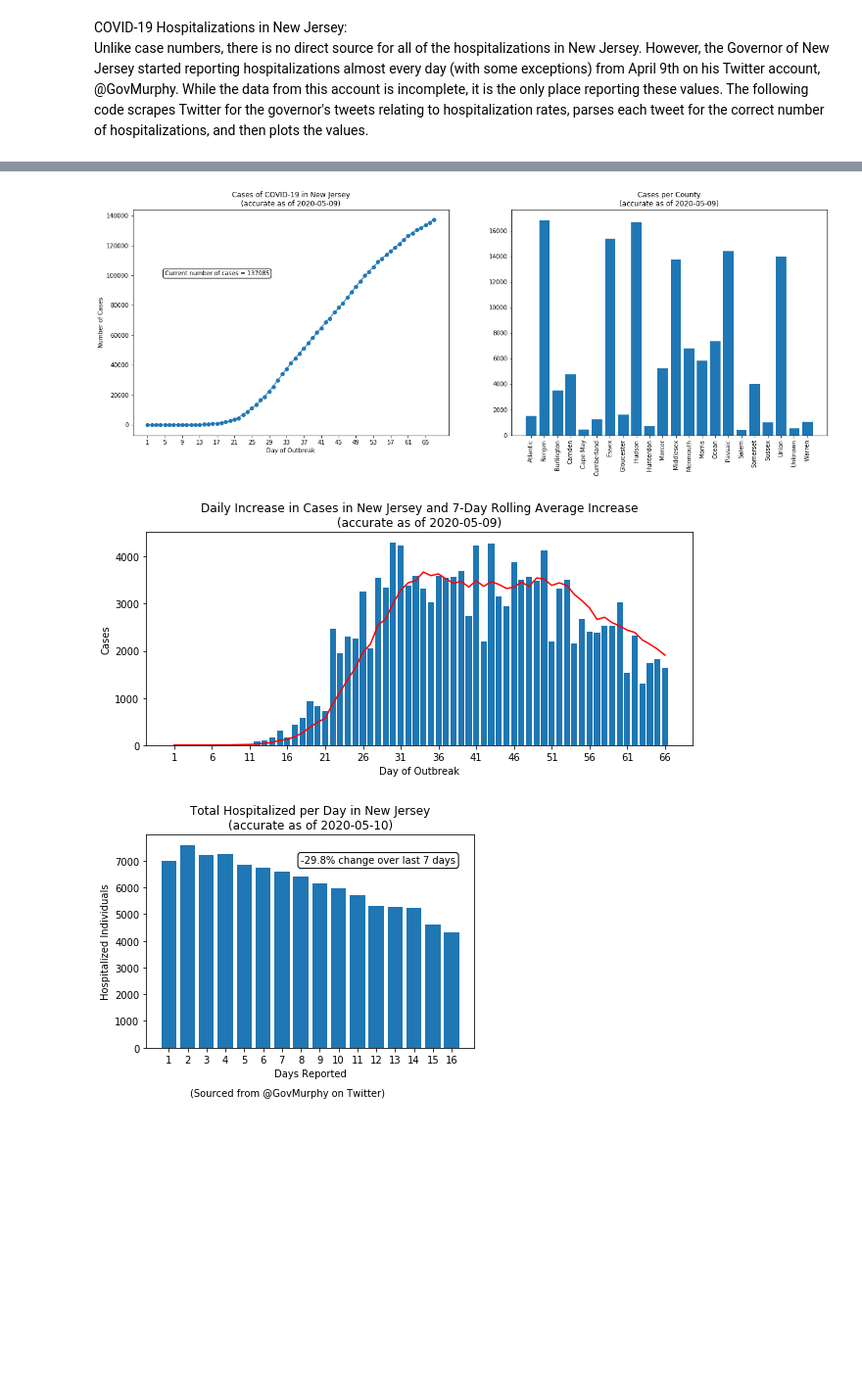
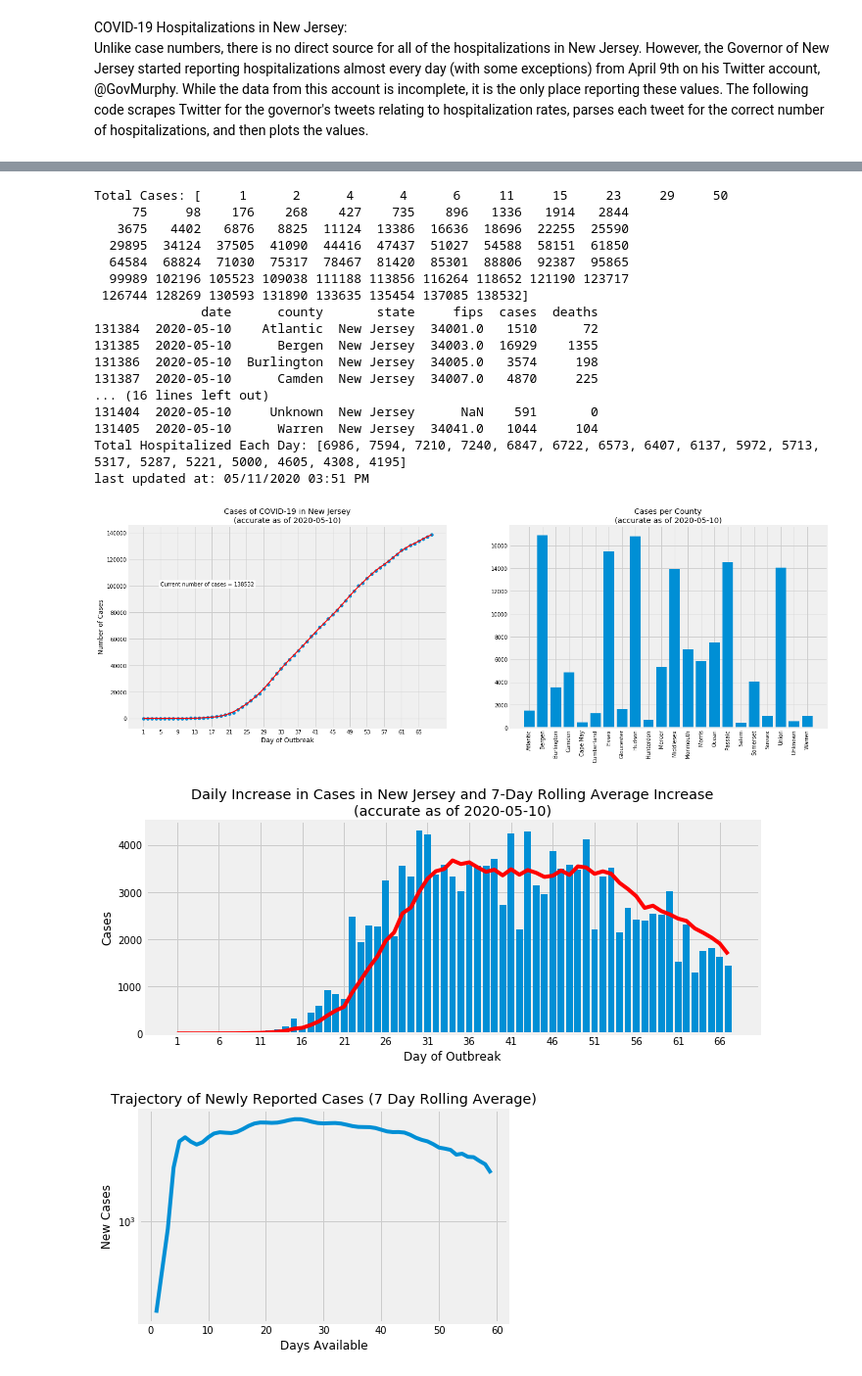
Before and after one commit to jaydenfont/NJ-COVID-19-Data, a Jupyter notebook: NewJerseyData.ipynb, the cells around one changed output, grey strips where cells are left out. Shown at 98% size. Drawn from its saved outputs; the diff is of its cells as text; code cells hidden in the pictures; blank space fills up the shorter version.

Commit message:
updated data, added trajectory plot and stylization

```diff
--- a/NewJerseyData.ipynb
+++ b/NewJerseyData.ipynb
@@ -5,8 +5,11 @@
 import datetime # to get current date and time
 import pandas as pd
 import numpy as np
+from numpy.polynomial import polynomial as p
 from matplotlib import pyplot as plt
+from matplotlib import style as style
 from twitterscraper import query_tweets_from_user
 
 %matplotlib inline
+style.use('fivethirtyeight')
 # %% [output]
@@ -134,9 +138,9 @@ def plotTotalCases(njLength, njCases, recentDate, njCountyList, dateAndTime):
     sc.set_ylabel("Number of Cases")
 
     # Fit curve to data
-    coefficients = np.polynomial.polynomial.polyfit(njLength, njCases, njLength.shape[0]);
-    fit = np.polynomial.polynomial.polyval(njLength,coefficients);
-    sc.plot(njLength, fit);
+    coefficients = p.polyfit(njLength, njCases, njLength.shape[0]);
+    fit = p.polyval(njLength,coefficients);
+    sc.plot(njLength, fit, color='r', linewidth=2);
 
     # adjust ticks to show all days
     xticks = np.arange(1,njLength.max()+1,4)
@@ -189,6 +193,35 @@ def plotNewCases(newCases, newCaseDays, recentDate):
         meanCaseIncrease.append(np.mean(newCases[sevenDayStart:i+1]));
 
     plt.plot(newCaseDays, meanCaseIncrease, color = 'r');
+# %%
+def plotTrajectory(newCases, newCaseDays):
+
+    # Calculate 7 day rolling average and trajectory x axis
+    rolling = []
+    sevenDayStart = 0
+    for i in newCases:
+        if i > 6:
+            sevenDayStart+=1
+        mean = np.mean(newCases[sevenDayStart:i+1])
+        if mean > 10:
+            rolling.append(mean)
+
+    trajectoryDates = np.linspace(1, len(rolling), len(rolling))
+
+    # Curve fit of mean cases
+    coeff = p.polyfit(trajectoryDates, rolling, newCaseDays.shape[0])
+    fit = p.polyval(trajectoryDates, coeff)
+
+    # Plot mean new cases in logarithmic scale
+    ticks = np.arange(1,trajectoryDates.max()+1, 5); #generate y ticks
+    figure = plt.figure()
+    traj = figure.add_subplot()
+    traj.plot(trajectoryDates, fit)
+    traj.set_yticks(ticks)
+    traj.set_yscale('log')
+    traj.set_xlabel("Days Available")
+    traj.set_ylabel("New Cases")
+    traj.set_title("Trajectory of Newly Reported Cases (7 Day Rolling Average)")
 # %%
 def hospitalizationExtraction(dataframe, indexOfTweet):
 
@@ -257,7 +316,7 @@ def plotHospitalizations(hospDayCount, hospitalized):
     ax.set_ylabel('Hospitalized Individuals')
     ax.set_xlabel('Days Reported')
     ax.set_xticks(hospDayCount);
-    ax.text(2.15,-1800,"(Sourced from @GovMurphy on Twitter)");
+    ax.text(np.percentile(hospDayCount,25), np.min(hospitalized)-6000,"(Sourced from @GovMurphy on Twitter)"); # place text box at 1st quartile of dates
 
     def percentChangeHospitalizations(hospitalized):
         # Calculates percentage change in hospitalizations over last 7 days
@@ -279,6 +338,7 @@ def main():
     [hospDayCount, hospitalized] = cleanTwitterData(tweets)
     plotTotalCases(njLength, njCases, recentDate, njCountyList, dateAndTime)
     plotNewCases(newCases, newCaseDays, recentDate)
+    plotTrajectory(newCases, newCaseDays)
     plotHospitalizations(hospDayCount, hospitalized)
 
 if __name__ == "__main__":
@@ -321,3 +367,20 @@ last updated at: 05/10/2020 02:19 PM
+Total Cases: [     1      2      4      4      6     11     15     23     29     50
+     75     98    176    268    427    735    896   1336   1914   2844
+   3675   4402   6876   8825  11124  13386  16636  18696  22255  25590
+  29895  34124  37505  41090  44416  47437  51027  54588  58151  61850
+  64584  68824  71030  75317  78467  81420  85301  88806  92387  95865
+  99989 102196 105523 109038 111188 113856 116264 118652 121190 123717
+ 126744 128269 130593 131890 133635 135454 137085 138532]
+              date      county       state     fips  cases  deaths
+131384  2020-05-10    Atlantic  New Jersey  34001.0   1510      72
+131385  2020-05-10      Bergen  New Jersey  34003.0  16929    1355
+131386  2020-05-10  Burlington  New Jersey  34005.0   3574     198
+131387  2020-05-10      Camden  New Jersey  34007.0   4870     225
+... (16 lines left out)
+131404  2020-05-10     Unknown  New Jersey      NaN    591       0
+131405  2020-05-10      Warren  New Jersey  34041.0   1044     104
+Total Hospitalized Each Day: [6986, 7594, 7210, 7240, 6847, 6722, 6573, 6407, 6137, 5972, 5713, 5317, 5287, 5221, 5000, 4605, 4308, 4195]
+last updated at: 05/11/2020 03:51 PM
-[figure, old version]
+[figure, new version]
-[figure, old version]
+[figure, new version]
-[figure, old version]
+[figure, new version]
```
Also changed, not shown: parts of 5 cells of this notebook.
